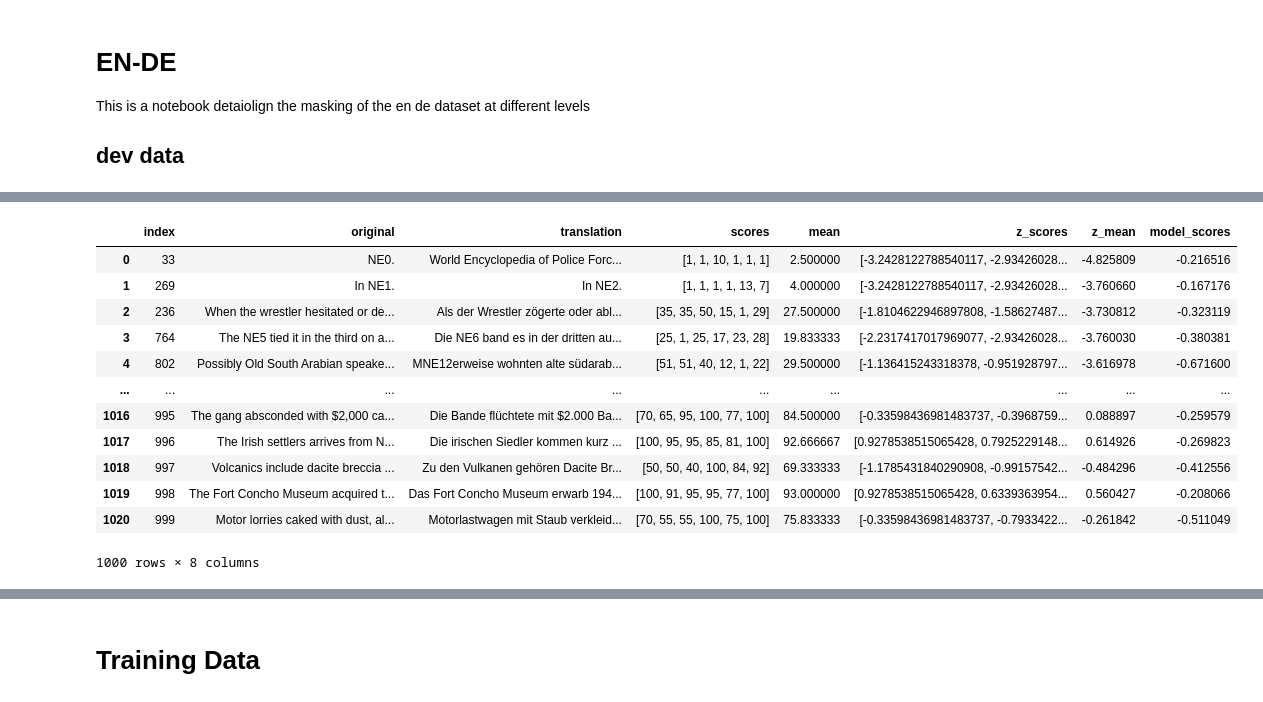
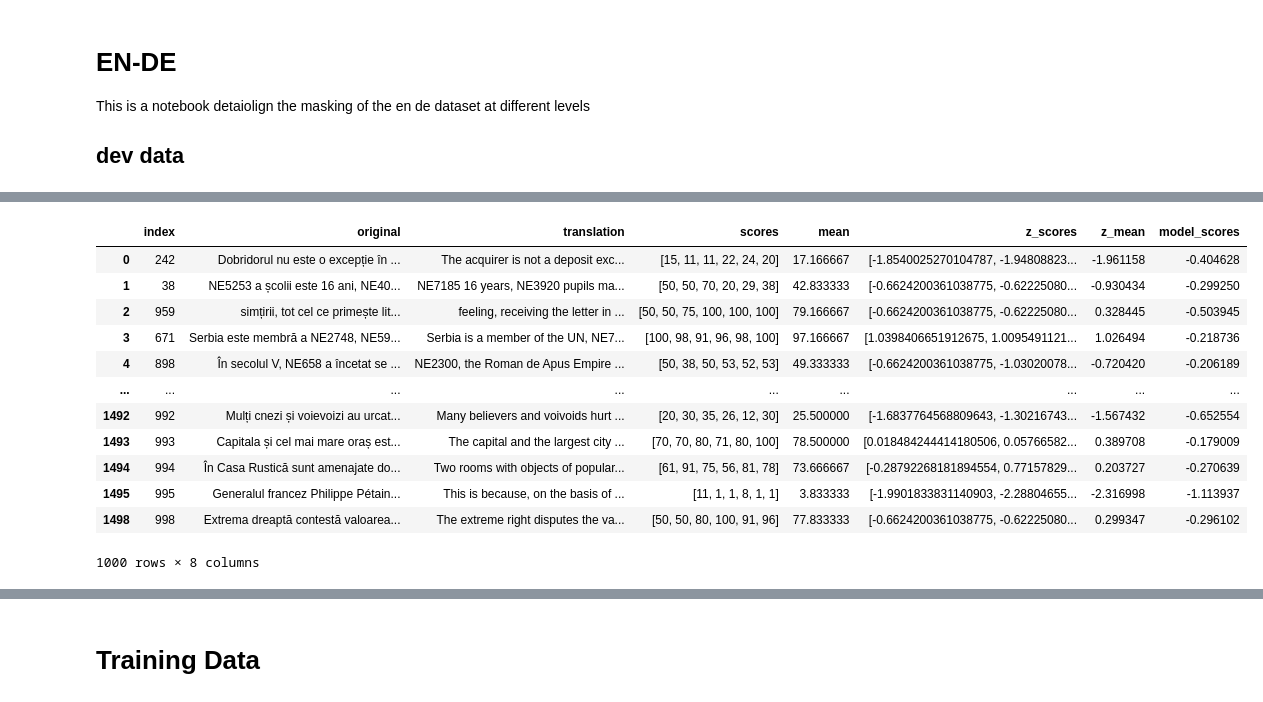
Before and after one commit to reidya3/Shared_task_wmt_2020, a Jupyter notebook: notebooks/masked different levels.ipynb, the cells around one changed output, grey strips where cells are left out. Saved outputs shown, nothing was run; the diff lists cells and outputs as text; code cells hidden in the pictures.

```diff
--- a/notebooks/masked different levels.ipynb
+++ b/notebooks/masked different levels.ipynb
@@ -103,9 +168,10 @@ This is a notebook detaiolign the masking of the en de dataset at different leve
 
 ## dev data
 # %%
-en_de_dev_df =  pd.read_csv("../data/en-de/dev.ende.df.short.tsv",sep="\t")
+en_de_dev_df =  pd.read_csv("../data/ro-en/dev.roen.df.short.tsv",sep="\t")
 
-result_dev = pd.read_csv("../masked-data/dev_en_de.tsv", sep="\t")
 
-result_dev
+result_dev = pd.read_csv("../predicted_dfs/dev.roen.predicted.zmean.tsv", sep="\t")
+
+en_de_dev_df
 # %% [output]
@@ -125,5 +191,5 @@ result_dev
 # %%
-result_dev["error"] = abs(result_dev["labels"]-result_dev["predictions"])
+result_dev["error"] = abs(en_de_dev_df["z_mean"]-result_dev["predictions"])
 result_dev
 # %% [output]
 |  | text_a | text_b | labels | predictions | error |
@@ -141,7 +207,7 @@ result_dev
 1000 rows × 5 columns
 # %%
 result_dev = result_dev.sort_values(by=["error"],ascending=False)
-result_dev = result_dev.head(int(1000 * 0.021))
+result_dev = result_dev[result_dev.error > 0.3121]
 result_dev.reset_index(inplace=True,drop=True)
 result_dev
 # %% [output]
@@ -177,26 +239,26 @@ for index, text in result_dev["text_a"].items():
         wanted_row = en_de_dev_df.iloc[[wanted_index]]
         maskd_df = pd.concat([maskd_df,wanted_row], ignore_index=True)
 # %%
-maskd_df = mask(maskd_df,OUT,JSON,entities,"ende")
+maskd_df = different_models_maskdf(maskd_df,OUT,JSON,entities)
 # %%
 total_dev_df= pd.concat([maskd_df,en_de_dev_df], ignore_index=True)
 
 total_dev_df.drop_duplicates(subset=["index"],keep="first",inplace=True)
 
-total_dev_df.to_csv("../masked-data/masked_dev_en_de_021.tsv", index = None, header=True,sep = '\t')
+total_dev_df.to_csv("../stanza_results/ro-en-dev-above-mae-stanza.tsv", index = None, header=True,sep = '\t')
 
 total_dev_df
 # %% [output]
 |  | index | original | translation | scores | mean | z_scores | z_mean | model_scores |
-| 0 | 33 | NE0. | World Encyclopedia of Police Forc... | [1, 1, 10, 1, 1, 1] | 2.500000 | [-3.2428122788540117, -2.93426028... | -4.825809 | -0.216516 |
-| 1 | 269 | In NE1. | In NE2. | [1, 1, 1, 1, 13, 7] | 4.000000 | [-3.2428122788540117, -2.93426028... | -3.760660 | -0.167176 |
-| 2 | 236 | When the wrestler hesitated or de... | Als der Wrestler zögerte oder abl... | [35, 35, 50, 15, 1, 29] | 27.500000 | [-1.8104622946897808, -1.58627487... | -3.730812 | -0.323119 |
-| 3 | 764 | The NE5 tied it in the third on a... | Die NE6 band es in der dritten au... | [25, 1, 25, 17, 23, 28] | 19.833333 | [-2.2317417017969077, -2.93426028... | -3.760030 | -0.380381 |
-| 4 | 802 | Possibly Old South Arabian speake... | MNE12erweise wohnten alte südarab... | [51, 51, 40, 12, 1, 22] | 29.500000 | [-1.136415243318378, -0.951928797... | -3.616978 | -0.671600 |
+| 0 | 242 | Dobridorul nu este o excepție în ... | The acquirer is not a deposit exc... | [15, 11, 11, 22, 24, 20] | 17.166667 | [-1.8540025270104787, -1.94808823... | -1.961158 | -0.404628 |
+| 1 | 38 | NE5253 a școlii este 16 ani, NE40... | NE7185 16 years, NE3920 pupils ma... | [50, 50, 70, 20, 29, 38] | 42.833333 | [-0.6624200361038775, -0.62225080... | -0.930434 | -0.299250 |
+| 2 | 959 | simțirii, tot cel ce primește lit... | feeling, receiving the letter in ... | [50, 50, 75, 100, 100, 100] | 79.166667 | [-0.6624200361038775, -0.62225080... | 0.328445 | -0.503945 |
+| 3 | 671 | Serbia este membră a NE2748, NE59... | Serbia is a member of the UN, NE7... | [100, 98, 91, 96, 98, 100] | 97.166667 | [1.0398406651912675, 1.0095491121... | 1.026494 | -0.218736 |
+| 4 | 898 | În secolul V, NE658 a încetat se ... | NE2300, the Roman de Apus Empire ... | [50, 38, 50, 53, 52, 53] | 49.333333 | [-0.6624200361038775, -1.03020078... | -0.720420 | -0.206189 |
 | ... | ... | ... | ... | ... | ... | ... | ... | ... |
-| 1016 | 995 | The gang absconded with $2,000 ca... | Die Bande flüchtete mit $2.000 Ba... | [70, 65, 95, 100, 77, 100] | 84.500000 | [-0.33598436981483737, -0.3968759... | 0.088897 | -0.259579 |
-| 1017 | 996 | The Irish settlers arrives from N... | Die irischen Siedler kommen kurz ... | [100, 95, 95, 85, 81, 100] | 92.666667 | [0.9278538515065428, 0.7925229148... | 0.614926 | -0.269823 |
-| 1018 | 997 | Volcanics include dacite breccia ... | Zu den Vulkanen gehören Dacite Br... | [50, 50, 40, 100, 84, 92] | 69.333333 | [-1.1785431840290908, -0.99157542... | -0.484296 | -0.412556 |
-| 1019 | 998 | The Fort Concho Museum acquired t... | Das Fort Concho Museum erwarb 194... | [100, 91, 95, 95, 77, 100] | 93.000000 | [0.9278538515065428, 0.6339363954... | 0.560427 | -0.208066 |
-| 1020 | 999 | Motor lorries caked with dust, al... | Motorlastwagen mit Staub verkleid... | [70, 55, 55, 100, 75, 100] | 75.833333 | [-0.33598436981483737, -0.7933422... | -0.261842 | -0.511049 |
+| 1492 | 992 | Mulți cnezi și voievoizi au urcat... | Many believers and voivoids hurt ... | [20, 30, 35, 26, 12, 30] | 25.500000 | [-1.6837764568809643, -1.30216743... | -1.567432 | -0.652554 |
+| 1493 | 993 | Capitala și cel mai mare oraș est... | The capital and the largest city ... | [70, 70, 80, 71, 80, 100] | 78.500000 | [0.018484244414180506, 0.05766582... | 0.389708 | -0.179009 |
+| 1494 | 994 | În Casa Rustică sunt amenajate do... | Two rooms with objects of popular... | [61, 91, 75, 56, 81, 78] | 73.666667 | [-0.28792268181894554, 0.77157829... | 0.203727 | -0.270639 |
+| 1495 | 995 | Generalul francez Philippe Pétain... | This is because, on the basis of ... | [11, 1, 1, 8, 1, 1] | 3.833333 | [-1.9901833831140903, -2.28804655... | -2.316998 | -1.113937 |
+| 1498 | 998 | Extrema dreaptă contestă valoarea... | The extreme right disputes the va... | [50, 50, 80, 100, 91, 96] | 77.833333 | [-0.6624200361038775, -0.62225080... | 0.299347 | -0.296102 |
 1000 rows × 8 columns
```
Also changed, not shown: parts of 14 cells of this notebook, 12 other files.
